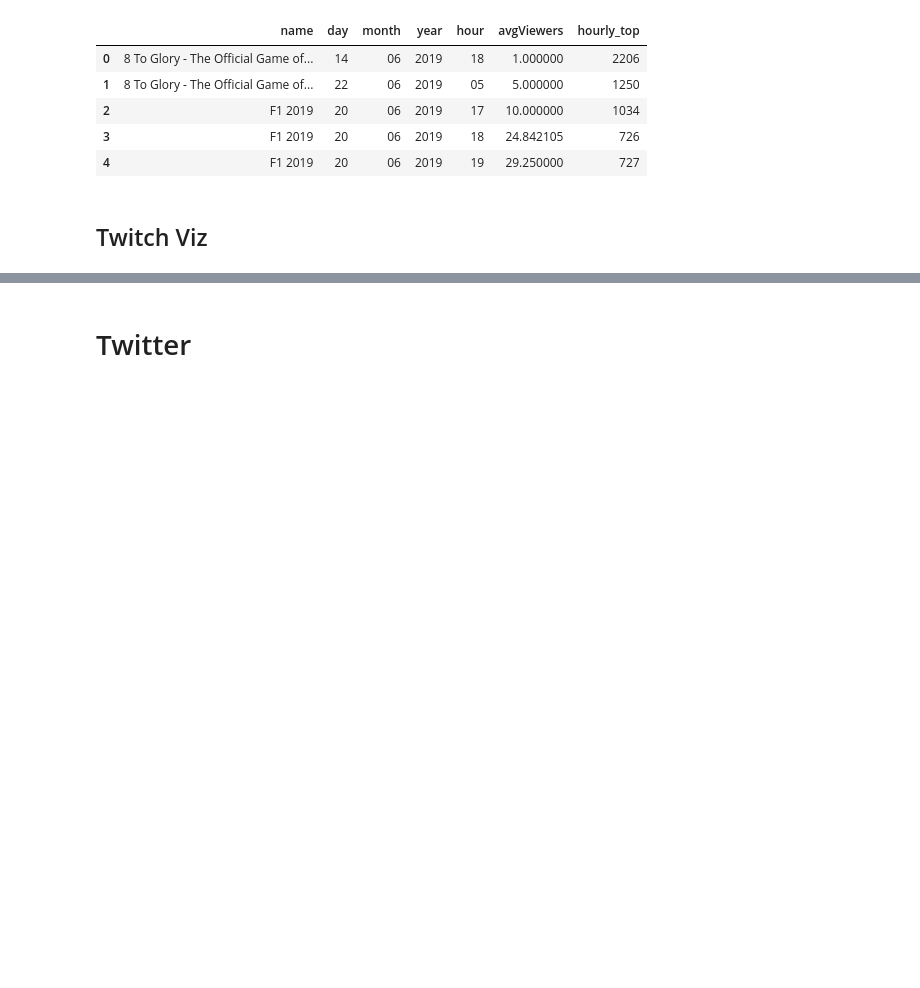
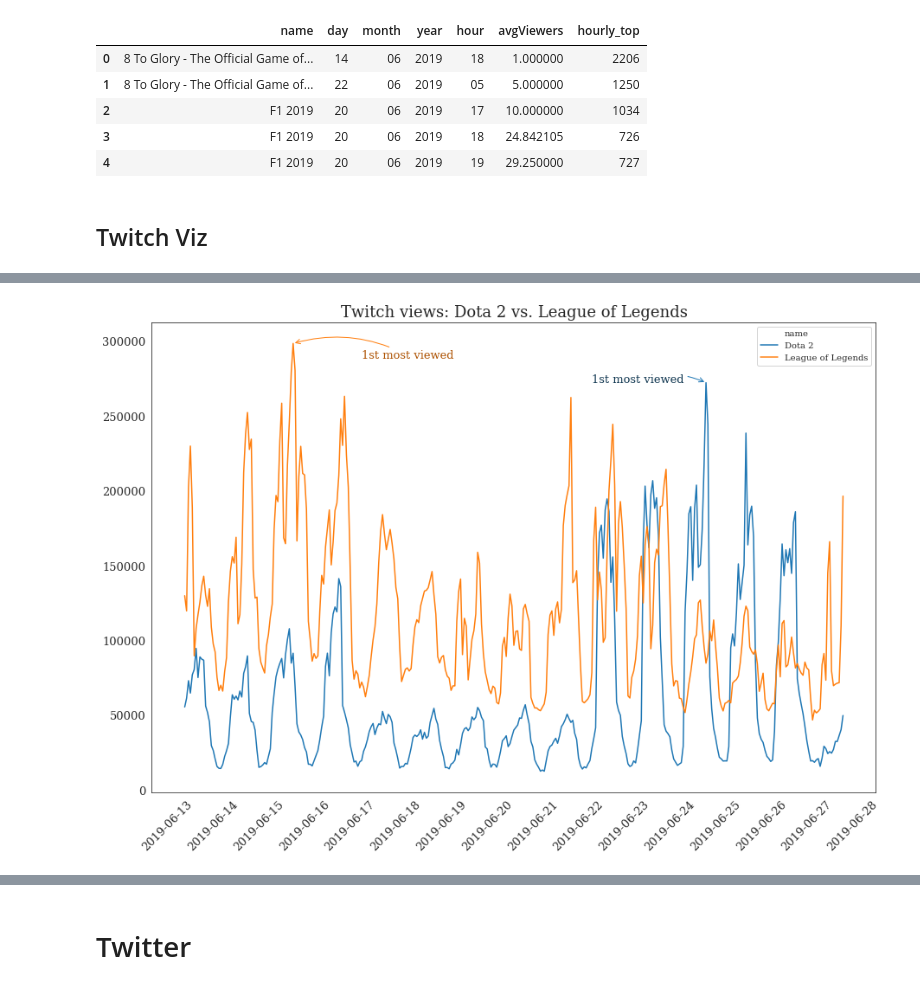
Before and after one commit to hechmik/videogames_buzz, a Jupyter notebook: notebooks/data_visualization.ipynb, the cells around one changed output, grey strips where cells are left out. Saved outputs shown, nothing was run; the diff lists cells and outputs as text; code cells hidden in the pictures; blank space fills up the shorter version.

```diff
--- a/notebooks/data_visualization.ipynb
+++ b/notebooks/data_visualization.ipynb
@@ -229,3 +270,8 @@ plot_twitch(["Super Smash Bros. Melee"], dfh, how = 'daily')
+# %%
+plot_twitch([ "Dota 2",  "League of Legends"], dfh, how = 'hourly', rad = ['-0.2', '0.2'],
+           text_coors = [[-2.5, 0], [+1.5, -10000] ])
+# %% [output]
+[figure, added]
 # %%
 plot_twitch(["Super Smash Bros. Melee"], dfh, how = 'hourly')
 # %% [output]
```
Also changed, not shown: parts of 8 cells of this notebook.
